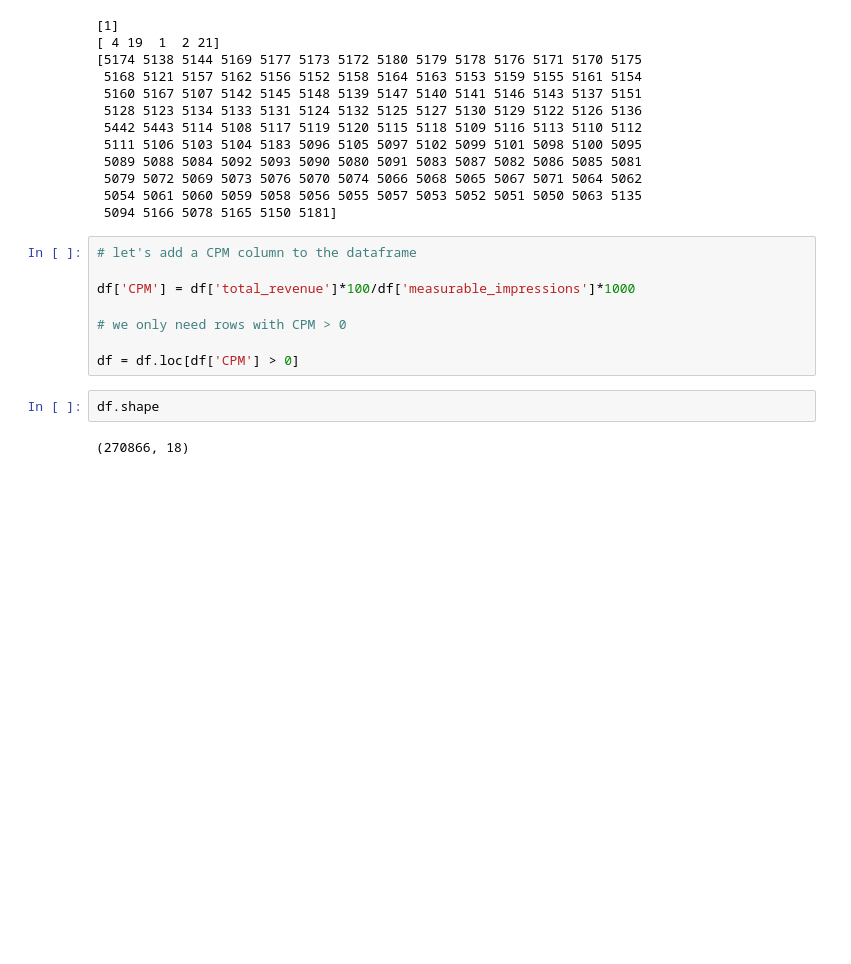
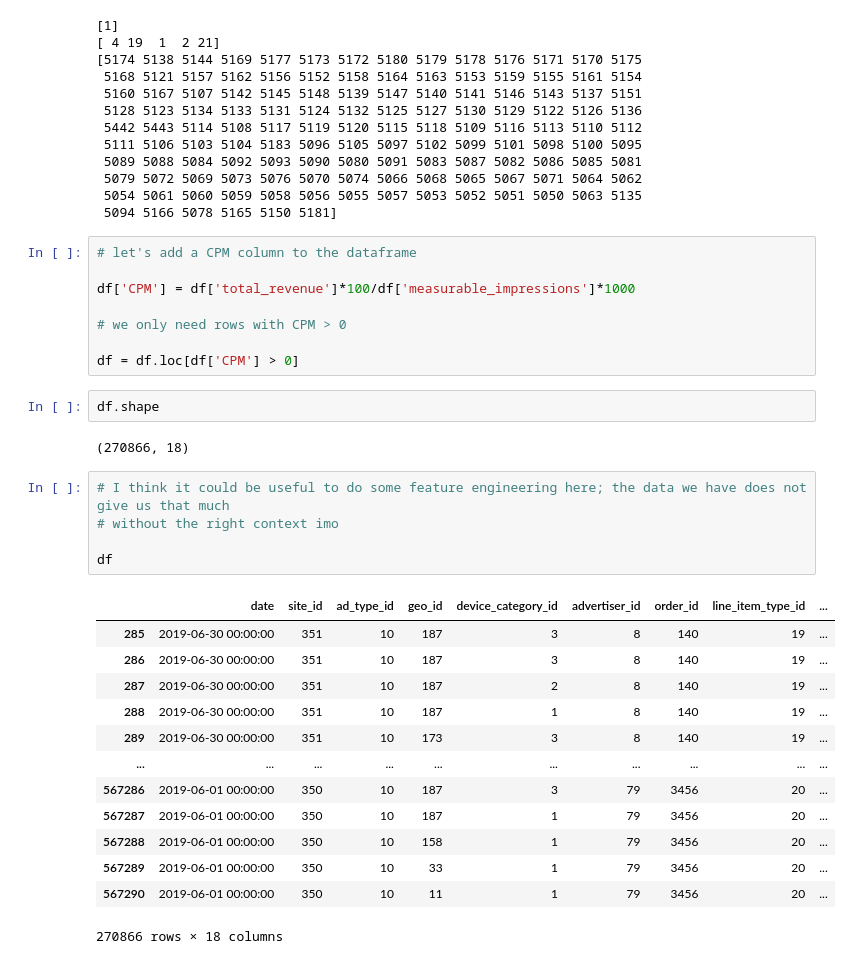
Before and after one commit to SebsKk/Bidding-CPM-Prediction, a Jupyter notebook: Data_Exploration.ipynb, the cells around one changed output. Cells and saved outputs as stored; diff of their text form; blank space fills up the shorter version.

```diff
--- a/Data_Exploration.ipynb
+++ b/Data_Exploration.ipynb
@@ -114,3 +114,22 @@ df = df.loc[df['CPM'] > 0]
 df.shape
 # %% [output]
 (270866, 18)
+# %%
+# I think it could be useful to do some feature engineering here; the data we have does not give us that much
+# without the right context imo
+
+df
+# %% [output]
+|  | date | site_id | ad_type_id | geo_id | device_category_id | advertiser_id | order_id | line_item_type_id | ... |
+| 285 | 2019-06-30 00:00:00 | 351 | 10 | 187 | 3 | 8 | 140 | 19 | ... |
+| 286 | 2019-06-30 00:00:00 | 351 | 10 | 187 | 3 | 8 | 140 | 19 | ... |
+| 287 | 2019-06-30 00:00:00 | 351 | 10 | 187 | 2 | 8 | 140 | 19 | ... |
+| 288 | 2019-06-30 00:00:00 | 351 | 10 | 187 | 1 | 8 | 140 | 19 | ... |
+| 289 | 2019-06-30 00:00:00 | 351 | 10 | 173 | 3 | 8 | 140 | 19 | ... |
+| ... | ... | ... | ... | ... | ... | ... | ... | ... | ... |
+| 567286 | 2019-06-01 00:00:00 | 350 | 10 | 187 | 3 | 79 | 3456 | 20 | ... |
+| 567287 | 2019-06-01 00:00:00 | 350 | 10 | 187 | 1 | 79 | 3456 | 20 | ... |
+| 567288 | 2019-06-01 00:00:00 | 350 | 10 | 158 | 1 | 79 | 3456 | 20 | ... |
+| 567289 | 2019-06-01 00:00:00 | 350 | 10 | 33 | 1 | 79 | 3456 | 20 | ... |
+| 567290 | 2019-06-01 00:00:00 | 350 | 10 | 11 | 1 | 79 | 3456 | 20 | ... |
+270866 rows × 18 columns
```
